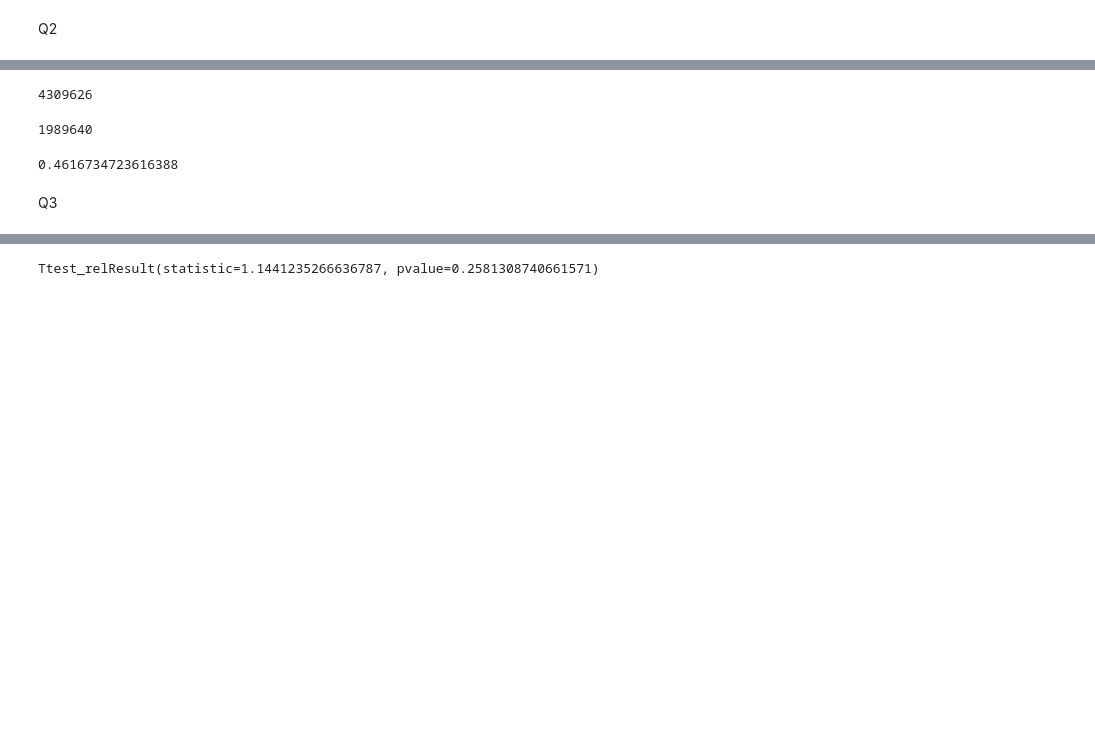
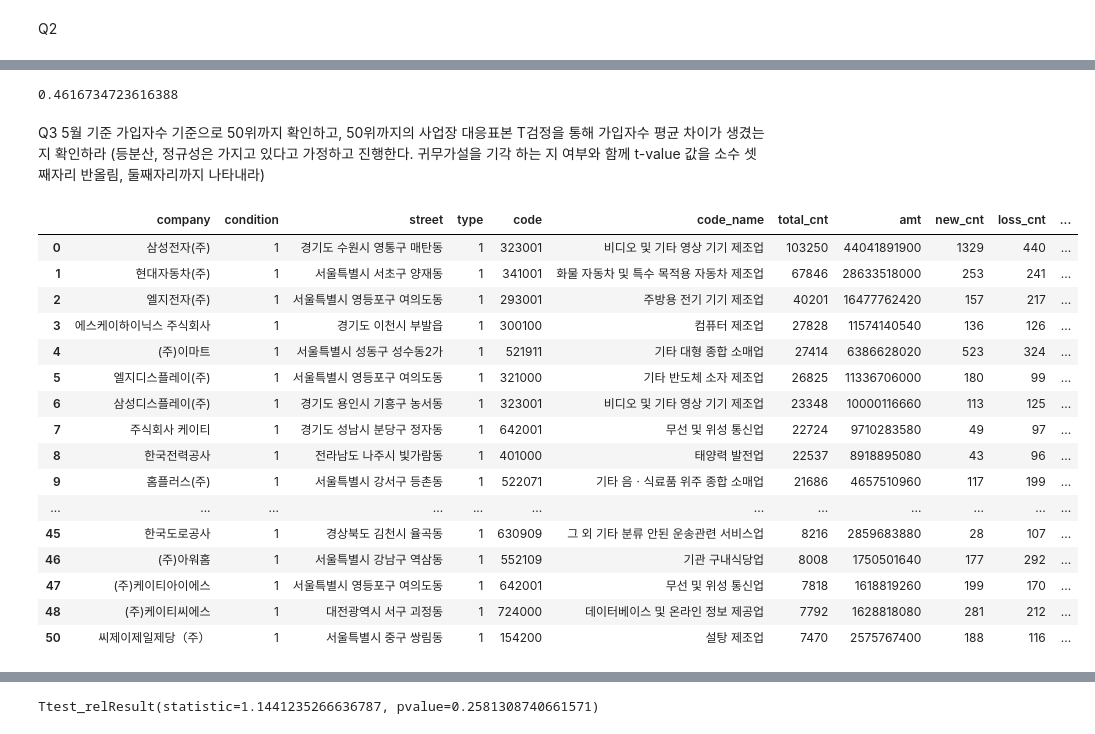
Before and after one commit to hongjonghwa/algorithms, a Jupyter notebook: prods/practice/실전01. 국민연금 가입 사업장 내역.ipynb, the cells around one changed output, grey strips where cells are left out. Saved outputs shown, nothing was run; the diff lists cells and outputs as text; code cells hidden in the pictures; blank space fills up the shorter version.

```diff
--- a/prods/practice/실전01. 국민연금 가입 사업장 내역.ipynb
+++ b/prods/practice/실전01. 국민연금 가입 사업장 내역.ipynb
@@ -304,15 +104,29 @@ Name: region, dtype: int64
 # %%
-df[df.mon == 6].total_cnt.sum()
+df[(df.mon == '6월') & (df.region=='서울특별시') ].total_cnt.sum() / df[df.mon == '6월'].total_cnt.sum()
 # %% [output]
-4309626
+0.4616734723616388
-# %%
-df[(df.mon == 6) & (df.region=='서울특별시') ].total_cnt.sum()
-# %% [output]
-1989640
-# %%
-1989640/4309626
-# %% [output]
-0.4616734723616388
-# %% [markdown]
-Q3
+# %% [markdown]
+Q3 5월 기준 가입자수 기준으로 50위까지 확인하고, 50위까지의 사업장 대응표본 T검정을 통해 가입자수 평균 차이가 생겼는지 확인하라
+(등분산, 정규성은 가지고 있다고 가정하고 진행한다.
+ 귀무가설을 기각 하는 지 여부와 함께 t-value 값을 소수 셋째자리 반올림, 둘째자리까지 나타내라)
+# %%
+df[df.mon=='5월'].sort_values(by='total_cnt', ascending=False).head(50)
+# %% [output]
+|  | company | condition | street | type | code | code_name | total_cnt | amt | new_cnt | loss_cnt | ... |
+| 0 | 삼성전자(주) | 1 | 경기도 수원시 영통구 매탄동 | 1 | 323001 | 비디오 및 기타 영상 기기 제조업 | 103250 | 44041891900 | 1329 | 440 | ... |
+| 1 | 현대자동차(주) | 1 | 서울특별시 서초구 양재동 | 1 | 341001 | 화물 자동차 및 특수 목적용 자동차 제조업 | 67846 | 28633518000 | 253 | 241 | ... |
+| 2 | 엘지전자(주) | 1 | 서울특별시 영등포구 여의도동 | 1 | 293001 | 주방용 전기 기기 제조업 | 40201 | 16477762420 | 157 | 217 | ... |
+| 3 | 에스케이하이닉스 주식회사 | 1 | 경기도 이천시 부발읍 | 1 | 300100 | 컴퓨터 제조업 | 27828 | 11574140540 | 136 | 126 | ... |
+| 4 | (주)이마트 | 1 | 서울특별시 성동구 성수동2가 | 1 | 521911 | 기타 대형 종합 소매업 | 27414 | 6386628020 | 523 | 324 | ... |
+| 5 | 엘지디스플레이(주) | 1 | 서울특별시 영등포구 여의도동 | 1 | 321000 | 기타 반도체 소자 제조업 | 26825 | 11336706000 | 180 | 99 | ... |
+| 6 | 삼성디스플레이(주) | 1 | 경기도 용인시 기흥구 농서동 | 1 | 323001 | 비디오 및 기타 영상 기기 제조업 | 23348 | 10000116660 | 113 | 125 | ... |
+| 7 | 주식회사 케이티 | 1 | 경기도 성남시 분당구 정자동 | 1 | 642001 | 무선 및 위성 통신업 | 22724 | 9710283580 | 49 | 97 | ... |
+| 8 | 한국전력공사 | 1 | 전라남도 나주시 빛가람동 | 1 | 401000 | 태양력 발전업 | 22537 | 8918895080 | 43 | 96 | ... |
+| 9 | 홈플러스(주) | 1 | 서울특별시 강서구 등촌동 | 1 | 522071 | 기타 음ㆍ식료품 위주 종합 소매업 | 21686 | 4657510960 | 117 | 199 | ... |
+| ... | ... | ... | ... | ... | ... | ... | ... | ... | ... | ... | ... |
+| 45 | 한국도로공사 | 1 | 경상북도 김천시 율곡동 | 1 | 630909 | 그 외 기타 분류 안된 운송관련 서비스업 | 8216 | 2859683880 | 28 | 107 | ... |
+| 46 | (주)아워홈 | 1 | 서울특별시 강남구 역삼동 | 1 | 552109 | 기관 구내식당업 | 8008 | 1750501640 | 177 | 292 | ... |
+| 47 | (주)케이티아이에스 | 1 | 서울특별시 영등포구 여의도동 | 1 | 642001 | 무선 및 위성 통신업 | 7818 | 1618819260 | 199 | 170 | ... |
+| 48 | (주)케이티씨에스 | 1 | 대전광역시 서구 괴정동 | 1 | 724000 | 데이터베이스 및 온라인 정보 제공업 | 7792 | 1628818080 | 281 | 212 | ... |
+| 50 | 씨제이제일제당（주） | 1 | 서울특별시 중구 쌍림동 | 1 | 154200 | 설탕 제조업 | 7470 | 2575767400 | 188 | 116 | ... |
 # %%
```
Also changed, not shown: parts of 30 cells of this notebook, 4 other files.
